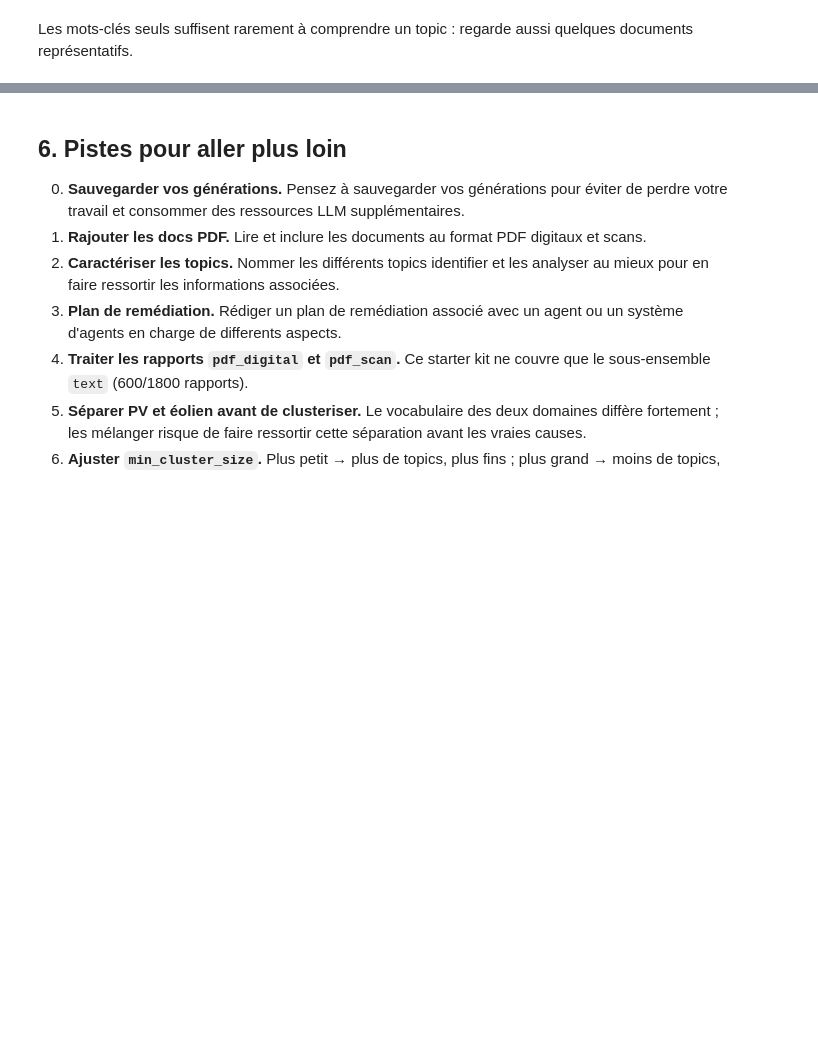
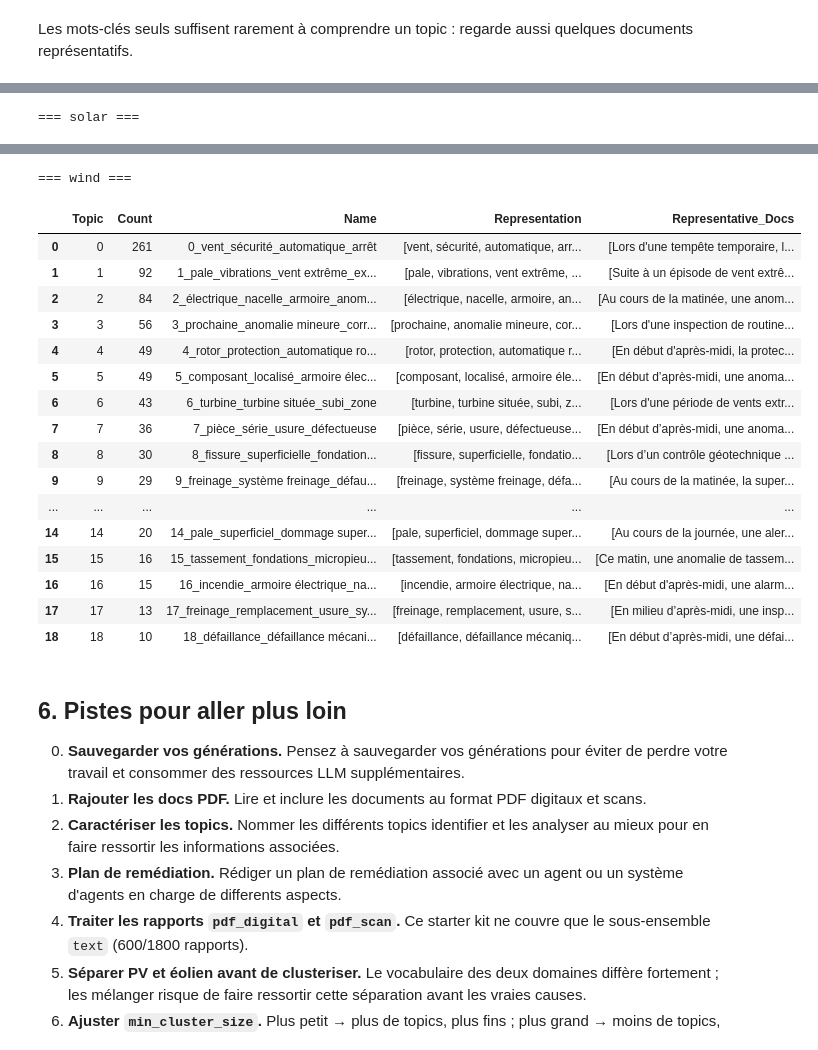
Before and after one commit to JulieBoyer/CapgeminiDataChallenge, a Jupyter notebook: starterkit_students.ipynb, the cells around one changed output, grey strips where cells are left out. Drawn from its saved outputs; the diff is of its cells as text; code cells hidden in the pictures; blank space fills up the shorter version.

```diff
--- a/starterkit_students.ipynb
+++ b/starterkit_students.ipynb
@@ -611,3 +611,12 @@ FRENCH_STOPWORDS = [
     "après",
     "avant",
 ]
+
+def build_vectorizer(ngram_range=(1, 2), min_df=2) -> CountVectorizer:
+    """Extrait les mots-clés des topics. ngram_range=(1, 2) : mots seuls + paires de mots."""
+    return CountVectorizer(
+        stop_words=FRENCH_STOPWORDS,
+        token_pattern=r"(?u)\b[^\W\d_][^\W\d_]+\b",
+        ngram_range=ngram_range,
+        min_df=min_df,  # ignore les expressions présentes dans moins de 2 documents
+    )
@@ -744,0 +850,10 @@ Mots-clés : ['chaud', 'point', 'boîtier', 'jonction', 'inspection', 'thermogra
+# %%
+for asset, m in topic_models.items():
+    docs = df.loc[df["asset_type"] == asset, "text"].tolist()  # mêmes documents, même ordre que le fit
+    m.update_topics(docs, vectorizer_model=build_vectorizer(ngram_range=(1, 2), min_df=2))
+
+for asset, m in topic_models.items():
+    print(f"=== {asset} ===")
+    display(m.get_topic_info())
+# %% [output]
+=== solar ===
@@ -745,3 +875,21 @@ Mots-clés : ['chaud', 'point', 'boîtier', 'jonction', 'inspection', 'thermogra
+=== wind ===
+|  | Topic | Count | Name | Representation | Representative_Docs |
+| 0 | 0 | 261 | 0_vent_sécurité_automatique_arrêt | [vent, sécurité, automatique, arr... | [Lors d'une tempête temporaire, l... |
+| 1 | 1 | 92 | 1_pale_vibrations_vent extrême_ex... | [pale, vibrations, vent extrême, ... | [Suite à un épisode de vent extrê... |
+| 2 | 2 | 84 | 2_électrique_nacelle_armoire_anom... | [électrique, nacelle, armoire, an... | [Au cours de la matinée, une anom... |
+| 3 | 3 | 56 | 3_prochaine_anomalie mineure_corr... | [prochaine, anomalie mineure, cor... | [Lors d'une inspection de routine... |
+| 4 | 4 | 49 | 4_rotor_protection_automatique ro... | [rotor, protection, automatique r... | [En début d'après-midi, la protec... |
+| 5 | 5 | 49 | 5_composant_localisé_armoire élec... | [composant, localisé, armoire éle... | [En début d’après-midi, une anoma... |
+| 6 | 6 | 43 | 6_turbine_turbine située_subi_zone | [turbine, turbine située, subi, z... | [Lors d'une période de vents extr... |
+| 7 | 7 | 36 | 7_pièce_série_usure_défectueuse | [pièce, série, usure, défectueuse... | [En début d’après-midi, une anoma... |
+| 8 | 8 | 30 | 8_fissure_superficielle_fondation... | [fissure, superficielle, fondatio... | [Lors d’un contrôle géotechnique ... |
+| 9 | 9 | 29 | 9_freinage_système freinage_défau... | [freinage, système freinage, défa... | [Au cours de la matinée, la super... |
+| ... | ... | ... | ... | ... | ... |
+| 14 | 14 | 20 | 14_pale_superficiel_dommage super... | [pale, superficiel, dommage super... | [Au cours de la journée, une aler... |
+| 15 | 15 | 16 | 15_tassement_fondations_micropieu... | [tassement, fondations, micropieu... | [Ce matin, une anomalie de tassem... |
+| 16 | 16 | 15 | 16_incendie_armoire électrique_na... | [incendie, armoire électrique, na... | [En début d'après-midi, une alarm... |
+| 17 | 17 | 13 | 17_freinage_remplacement_usure_sy... | [freinage, remplacement, usure, s... | [En milieu d’après-midi, une insp... |
+| 18 | 18 | 10 | 18_défaillance_défaillance mécani... | [défaillance, défaillance mécaniq... | [En début d’après-midi, une défai... |
 # %% [markdown]
 ## 6. Pistes pour aller plus loin
 
```
Also changed, not shown: parts of 6 cells of this notebook.
